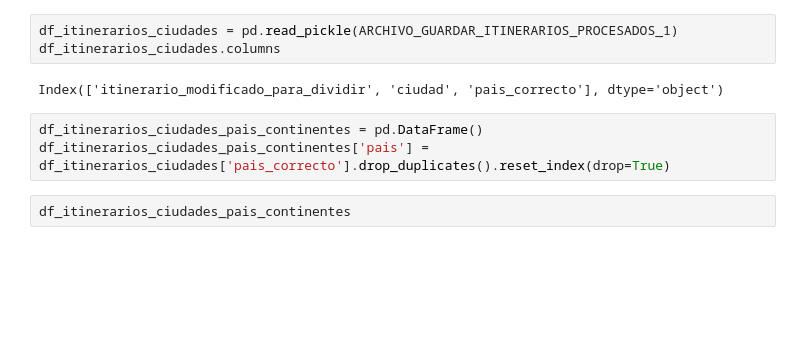
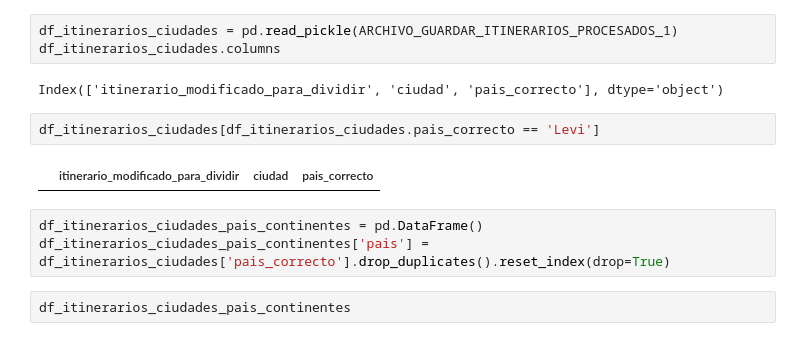
Before and after one commit to VanesaFloresRivera/Proyecto-Final, a Jupyter notebook: notebooks/carga.ipynb, the cells around one changed output. Drawn from its saved outputs; the diff is of its cells as text; blank space fills up the shorter version.

```diff
--- a/notebooks/carga.ipynb
+++ b/notebooks/carga.ipynb
@@ -155,6 +155,10 @@ df_itinerarios_ciudades = pd.read_pickle(ARCHIVO_GUARDAR_ITINERARIOS_PROCESADOS_
 df_itinerarios_ciudades.columns
 # %% [output]
 Index(['itinerario_modificado_para_dividir', 'ciudad', 'pais_correcto'], dtype='object')
+# %%
+df_itinerarios_ciudades[df_itinerarios_ciudades.pais_correcto == 'Levi']
+# %% [output]
+|  | itinerario_modificado_para_dividir | ciudad | pais_correcto |
 # %%
 df_itinerarios_ciudades_pais_continentes = pd.DataFrame()
 df_itinerarios_ciudades_pais_continentes['pais'] = df_itinerarios_ciudades['pais_correcto'].drop_duplicates().reset_index(drop=True)
```
Also changed, not shown: parts of 43 cells of this notebook, 14 other files.
